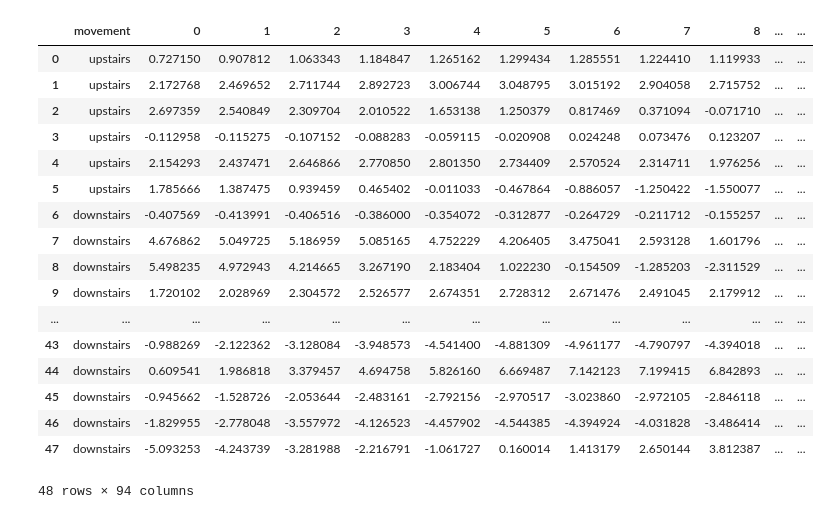
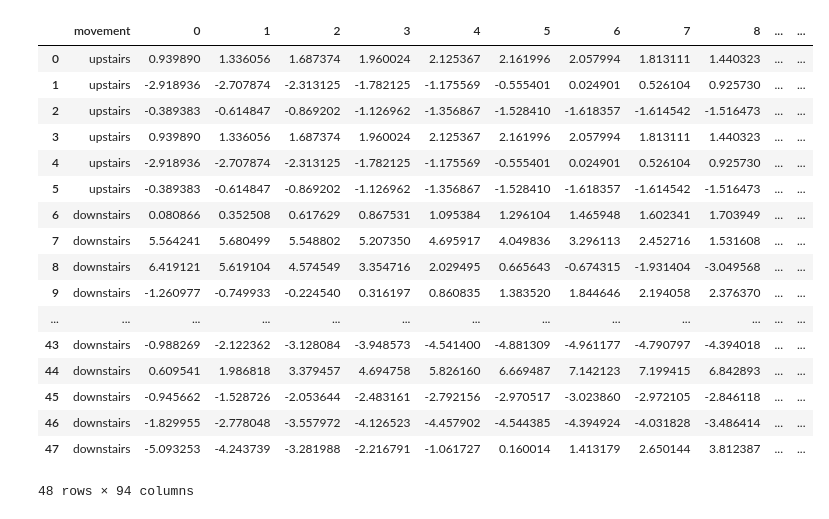
Before and after one commit to asd881018/Sensors-Noise-and-Walking-Human-Activity-Analysis, a Jupyter notebook: activity_test.ipynb, the cells around one changed output. Drawn from its saved outputs; the diff is of its cells as text; code cells hidden in the pictures.

Commit message:
write out  diego up/downstairs data to 'proccessed data' folder

```diff
--- a/activity_test.ipynb
+++ b/activity_test.ipynb
@@ -45,28 +45,14 @@ def butterworth(df):
 
     return df
 # %%
-dlp_upstairs_1 = butterworth(process_file('data/dstepup1.csv'))
-dlp_upstairs_1 = dlp_upstairs_1[dlp_upstairs_1['seconds'] > 12]
-dlp_upstairs_1 = dlp_upstairs_1[dlp_upstairs_1['seconds'] < 22]
-dlp_upstairs_1['seconds'] = dlp_upstairs_1['seconds'] - 12
+slp_5mins_bw = process_file('processed_data\srp_5min_bw.csv')
 
-dlp_upstairs_2 = butterworth(process_file('data/dstepup2.csv'))
-dlp_upstairs_2 = dlp_upstairs_2[dlp_upstairs_2['seconds'] > 13]
-dlp_upstairs_2 = dlp_upstairs_2[dlp_upstairs_2['seconds'] < 23]
-dlp_upstairs_2['seconds'] = dlp_upstairs_2['seconds'] - 13
+dlp_upstairs_1_bw = process_file('processed_data/dlp_upstairs_1_bw.csv')
+dlp_upstairs_2_bw = process_file('processed_data/dlp_upstairs_2_bw.csv')
+dlp_downstairs_1_bw = process_file('processed_data/dlp_downstairs_1_bw.csv')
+dlp_downstairs_2_bw = process_file('processed_data/dlp_downstairs_2_bw.csv')
 
-dlp_downstairs_1 = butterworth(process_file('data/dstepdown1.csv'))
-dlp_downstairs_1 = dlp_downstairs_1[dlp_downstairs_1['seconds'] > 12]
-dlp_downstairs_1 = dlp_downstairs_1[dlp_downstairs_1['seconds'] < 21]
-dlp_downstairs_1['seconds'] = dlp_downstairs_1['seconds'] - 12
-
-dlp_downstairs_2 = butterworth(process_file('data/dstepdown2.csv'))
-dlp_downstairs_2 = dlp_downstairs_2[dlp_downstairs_2['seconds'] > 15.5]
-dlp_downstairs_2 = dlp_downstairs_2[dlp_downstairs_2['seconds'] < 23]
-dlp_downstairs_2['seconds'] = dlp_downstairs_2['seconds'] - 15.5
-
-
-mrp_upstairs_1 = butterworth(process_file(
+mrp_upstairs_1_bw = butterworth(process_file(
     'processed_data/mrp_upstairs_16steps.csv'))
 m_up24_1_bw = process_file('processed_data\m_up24_1_bw.csv')
 m_up24_2_bw = process_file('processed_data\m_up24_2_bw.csv')
@@ -82,11 +68,11 @@ m_down24_3_bw = process_file('processed_data\m_down24_3_bw.csv')
 m_down24_4_bw = process_file('processed_data\m_down24_4_bw.csv')
 m_down24_5_bw = process_file('processed_data\m_down24_5_bw.csv')
 
-dlp_upstairs_1['movement'] = 'upstairs'
-dlp_upstairs_2['movement'] = 'upstairs'
-dlp_downstairs_1['movement'] = 'downstairs'
-dlp_downstairs_2['movement'] = 'downstairs'
-mrp_upstairs_1['movement'] = 'upstairs'
+dlp_upstairs_1_bw['movement'] = 'upstairs'
+dlp_upstairs_2_bw['movement'] = 'upstairs'
+dlp_downstairs_1_bw['movement'] = 'downstairs'
+dlp_downstairs_2_bw['movement'] = 'downstairs'
+mrp_upstairs_1_bw['movement'] = 'upstairs'
 m_up24_1_bw['movement'] = 'upstairs'
 m_up24_2_bw['movement'] = 'upstairs'
 m_up24_3_bw['movement'] = 'upstairs'
@@ -99,11 +85,11 @@ m_down24_3_bw['movement'] = 'downstairs'
 m_down24_4_bw['movement'] = 'downstairs'
 m_down24_5_bw['movement'] = 'downstairs'
 
-dlp_upstairs_1_split = np.array_split(dlp_upstairs_1, 4)
-dlp_upstairs_2_split = np.array_split(dlp_upstairs_2, 4)
-dlp_downstairs_1_split = np.array_split(dlp_downstairs_1, 4)
-dlp_downstairs_2_split = np.array_split(dlp_downstairs_2, 4)
-mrp_upstairs_1_split = np.array_split(mrp_upstairs_1, 4)
+dlp_upstairs_1_split = np.array_split(dlp_upstairs_1_bw, 4)
+dlp_upstairs_2_split = np.array_split(dlp_upstairs_2_bw, 4)
+dlp_downstairs_1_split = np.array_split(dlp_downstairs_1_bw, 4)
+dlp_downstairs_2_split = np.array_split(dlp_downstairs_2_bw, 4)
+mrp_upstairs_1_split = np.array_split(mrp_upstairs_1_bw, 4)
 m_up24_1_bw_split = np.array_split(m_up24_1_bw, 4)
 m_up24_2_bw_split = np.array_split(m_up24_2_bw, 4)
 m_up24_3_bw_split = np.array_split(m_up24_3_bw, 4)
@@ -116,43 +102,43 @@ m_down24_3_bw_split = np.array_split(m_down24_3_bw, 4)
 m_down24_4_bw_split = np.array_split(m_down24_4_bw, 4)
 m_down24_5_bw_split = np.array_split(m_down24_5_bw, 4)
 
 tmove = []
 tdata = []
 
 for i in [dlp_upstairs_1_split, dlp_upstairs_2_split, dlp_downstairs_1_split, dlp_downstairs_2_split, mrp_upstairs_1_split, m_up24_1_bw_split, m_up24_2_bw_split, m_up24_3_bw_split, m_up24_4_bw_split, m_up24_5_bw_split, mrp_downstairs_1_split, m_down24_1_bw_split, m_down24_2_bw_split, m_down24_3_bw_split, m_down24_4_bw_split, m_down24_5_bw_split]:
     for j in range(len(i) - 1):
         temp = i[j]
 
         # if ((temp['movement'] == 'walking').all()):
             # tmove.append('walking')
         if ((temp['movement'] == 'upstairs').all()):
             tmove.append('upstairs')
         if ((temp['movement'] == 'downstairs').all()):
             tmove.append('downstairs')
 
         temp['combined'] = temp['y'] + temp['z']
         tdata.append(np.asarray(temp['combined']))
 
 training_data = pd.DataFrame(tmove)
 training_data['joined'] = pd.Series(tdata, index=training_data.index)
 training_data
 
 training_data.rename(columns={0: 'movement'}, inplace=True)
 training_data = pd.concat([training_data['movement'], training_data.pop(
     'joined').apply(pd.Series)], axis=1).dropna(axis=1)
 training_data
 # %% [output]
 |  | movement | 0 | 1 | 2 | 3 | 4 | 5 | 6 | 7 | 8 | ... | ... |
-| 0 | upstairs | 0.727150 | 0.907812 | 1.063343 | 1.184847 | 1.265162 | 1.299434 | 1.285551 | 1.224410 | 1.119933 | ... | ... |
-| 1 | upstairs | 2.172768 | 2.469652 | 2.711744 | 2.892723 | 3.006744 | 3.048795 | 3.015192 | 2.904058 | 2.715752 | ... | ... |
-| 2 | upstairs | 2.697359 | 2.540849 | 2.309704 | 2.010522 | 1.653138 | 1.250379 | 0.817469 | 0.371094 | -0.071710 | ... | ... |
-| 3 | upstairs | -0.112958 | -0.115275 | -0.107152 | -0.088283 | -0.059115 | -0.020908 | 0.024248 | 0.073476 | 0.123207 | ... | ... |
-| 4 | upstairs | 2.154293 | 2.437471 | 2.646866 | 2.770850 | 2.801350 | 2.734409 | 2.570524 | 2.314711 | 1.976256 | ... | ... |
-| 5 | upstairs | 1.785666 | 1.387475 | 0.939459 | 0.465402 | -0.011033 | -0.467864 | -0.886057 | -1.250422 | -1.550077 | ... | ... |
-| 6 | downstairs | -0.407569 | -0.413991 | -0.406516 | -0.386000 | -0.354072 | -0.312877 | -0.264729 | -0.211712 | -0.155257 | ... | ... |
-| 7 | downstairs | 4.676862 | 5.049725 | 5.186959 | 5.085165 | 4.752229 | 4.206405 | 3.475041 | 2.593128 | 1.601796 | ... | ... |
-| 8 | downstairs | 5.498235 | 4.972943 | 4.214665 | 3.267190 | 2.183404 | 1.022230 | -0.154509 | -1.285203 | -2.311529 | ... | ... |
-| 9 | downstairs | 1.720102 | 2.028969 | 2.304572 | 2.526577 | 2.674351 | 2.728312 | 2.671476 | 2.491045 | 2.179912 | ... | ... |
+| 0 | upstairs | 0.939890 | 1.336056 | 1.687374 | 1.960024 | 2.125367 | 2.161996 | 2.057994 | 1.813111 | 1.440323 | ... | ... |
+| 1 | upstairs | -2.918936 | -2.707874 | -2.313125 | -1.782125 | -1.175569 | -0.555401 | 0.024901 | 0.526104 | 0.925730 | ... | ... |
+| 2 | upstairs | -0.389383 | -0.614847 | -0.869202 | -1.126962 | -1.356867 | -1.528410 | -1.618357 | -1.614542 | -1.516473 | ... | ... |
+| 3 | upstairs | 0.939890 | 1.336056 | 1.687374 | 1.960024 | 2.125367 | 2.161996 | 2.057994 | 1.813111 | 1.440323 | ... | ... |
+| 4 | upstairs | -2.918936 | -2.707874 | -2.313125 | -1.782125 | -1.175569 | -0.555401 | 0.024901 | 0.526104 | 0.925730 | ... | ... |
+| 5 | upstairs | -0.389383 | -0.614847 | -0.869202 | -1.126962 | -1.356867 | -1.528410 | -1.618357 | -1.614542 | -1.516473 | ... | ... |
+| 6 | downstairs | 0.080866 | 0.352508 | 0.617629 | 0.867531 | 1.095384 | 1.296104 | 1.465948 | 1.602341 | 1.703949 | ... | ... |
+| 7 | downstairs | 5.564241 | 5.680499 | 5.548802 | 5.207350 | 4.695917 | 4.049836 | 3.296113 | 2.452716 | 1.531608 | ... | ... |
+| 8 | downstairs | 6.419121 | 5.619104 | 4.574549 | 3.354716 | 2.029495 | 0.665643 | -0.674315 | -1.931404 | -3.049568 | ... | ... |
+| 9 | downstairs | -1.260977 | -0.749933 | -0.224540 | 0.316197 | 0.860835 | 1.383520 | 1.844646 | 2.194058 | 2.376370 | ... | ... |
 | ... | ... | ... | ... | ... | ... | ... | ... | ... | ... | ... | ... | ... |
 | 43 | downstairs | -0.988269 | -2.122362 | -3.128084 | -3.948573 | -4.541400 | -4.881309 | -4.961177 | -4.790797 | -4.394018 | ... | ... |
 | 44 | downstairs | 0.609541 | 1.986818 | 3.379457 | 4.694758 | 5.826160 | 6.669487 | 7.142123 | 7.199415 | 6.842893 | ... | ... |
```
Also changed, not shown: parts of 1 cell of this notebook, 28 other files.
